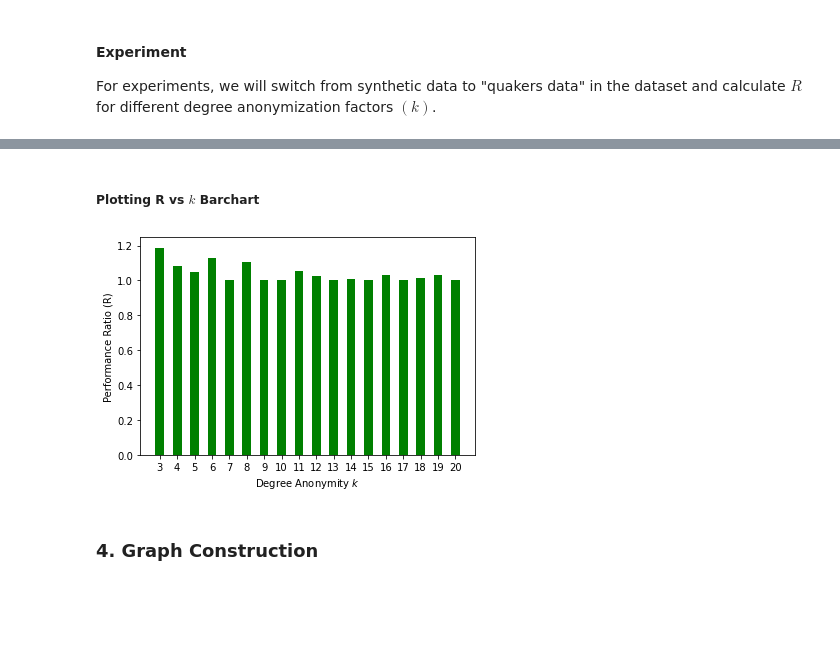
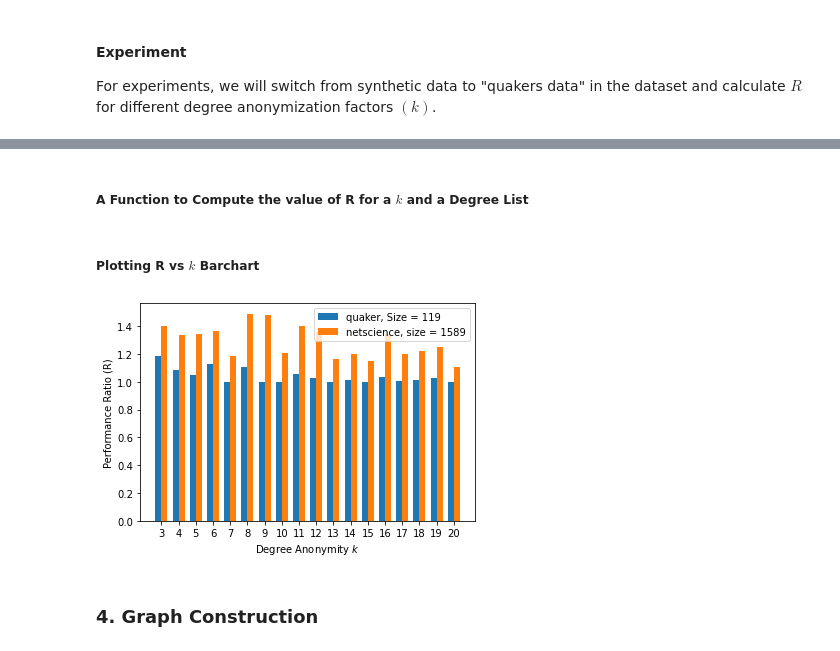
Before and after one commit to sahityacodes/graphAnonymization, a Jupyter notebook: graph_anonymization_documentation.ipynb, the cells around one changed output, grey strips where cells are left out. Saved outputs shown, nothing was run; the diff lists cells and outputs as text; code cells hidden in the pictures; blank space fills up the shorter version.

```diff
--- a/graph_anonymization_documentation.ipynb
+++ b/graph_anonymization_documentation.ipynb
@@ -631,30 +643,46 @@ index_sequence = np.argsort(degree_array)[::-1].tolist()
+# %% [markdown]
+##### A Function to Compute the value of R for a $k$ and a Degree List
 # %%
-list_of_R = list()
-list_of_k = list()
+def computeRvalue(k, degree_sequence):
 
-for k in range(3, 21):
-    # Appending value of k to the list
-    list_of_k.append(k)
-    # Calculating cost of dynamic anonymization for each k
+    # Calculating cost of dynamic anonymization for k
     dynamic_cost, dynamic_anonymized_seq = dynamic.memorizedDPGraphAnonymization(k, degree_sequence, optimization=True)
 
-    # Calculating cost of greedy anonymization for each k
+    # Calculating cost of greedy anonymization for k
     greedy_anonymized_seq = greedy.greedy_rec_algorithm(k, degree_sequence)
     greedy_cost = dynamic.calculateCost(degree_sequence, greedy_anonymized_seq)
 
-    # Appending value of R to the list
-    list_of_R.append(greedy_cost/dynamic_cost)
+    r_value = greedy_cost/dynamic_cost
+
+    return r_value
 # %% [markdown]
 ##### Plotting R vs $k$ Barchart
-# %%
-import matplotlib.pyplot as plt
-
-plt.bar(list_of_k, list_of_R, color='g', width=0.5)
-plt.xticks(list_of_k)
-plt.xlabel("Degree Anonymity $k$")
-plt.ylabel("Performance Ratio (R)")
-plt.show()
-# %% [output]
-[figure, removed]
+# %%
+import matplotlib
+import matplotlib.pyplot as plt
+
+
+list_of_k = [k for k in range(3, 21)]
+
+list_of_R_quaker = [computeRvalue(k, degree_sequence_quaker) for k in list_of_k]
+list_of_R_netscience = [computeRvalue(k, degree_sequence_netscience) for k in list_of_k]
+
+#Plotting using subplots
+bar_width = 0.35
+fig, ax = plt.subplots()
+rects1 = ax.bar([x - bar_width/2 for x in list_of_k], list_of_R_quaker,
+                width = bar_width, label='quaker, Size = {}'.format(len(degree_sequence_quaker)))
+
+rects2 = ax.bar([x + bar_width/2 for x in list_of_k], list_of_R_netscience,
+                width = bar_width, label='netscience, size = {}'.format(len(degree_sequence_netscience)))
+
+ax.set_ylabel('Performance Ratio (R)')
+ax.set_xlabel('Degree Anonymity $k$')
+ax.set_xticks(list_of_k)
+ax.legend()
+
+plt.show()
+# %% [output]
+[figure, added]
 # %% [markdown]
 ### 4. Graph Construction
```
Also changed, not shown: parts of 13 cells of this notebook.
